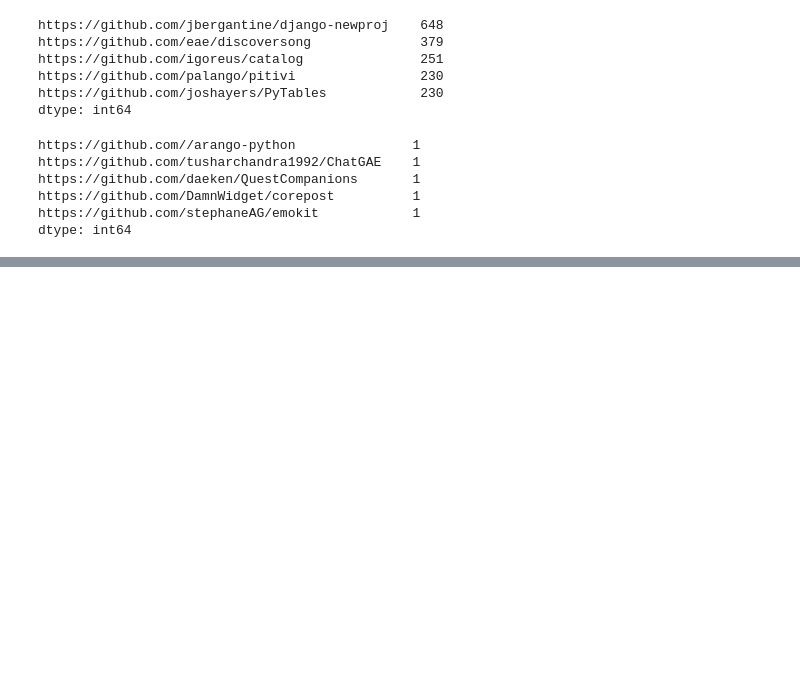
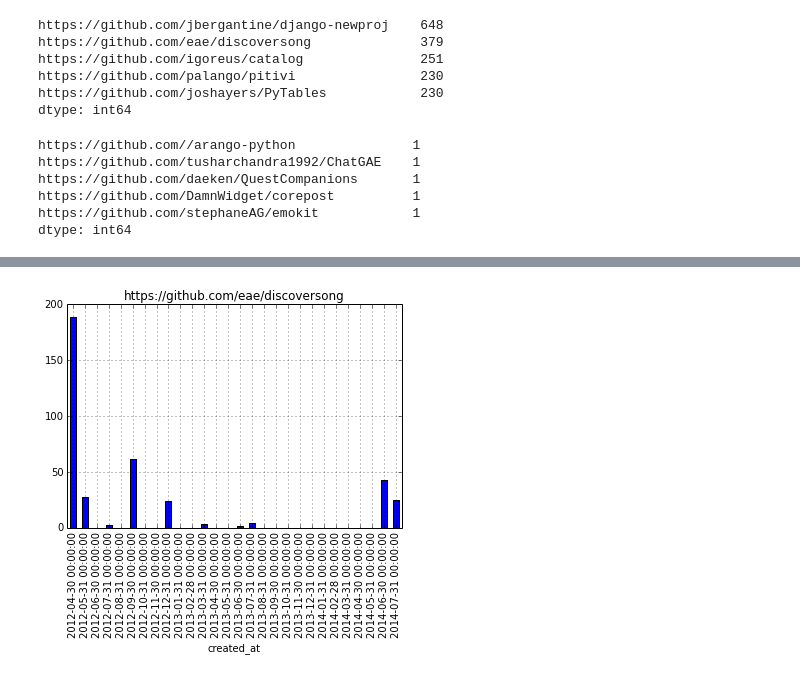
Before and after one commit to gauthamnair/repopulse, a Jupyter notebook: mockupFeasibility.ipynb, the cells around one changed output, grey strips where cells are left out. Cells and saved outputs as stored; diff of their text form; code cells hidden in the pictures; blank space fills up the shorter version.

Commit message:
plotting commits vs month for one repository

```diff
--- a/mockupFeasibility.ipynb
+++ b/mockupFeasibility.ipynb
@@ -3,6 +3,8 @@ import pandas as pd
 import numpy as np
 # %%
 queryId = '20140731-174542'
-csvFile = 'results-' + queryId + '
-x = pd.read_csv('data/inputdata/results-20140731-174542.csv')
+csvFile = 'results-' + queryId + '.csv'
+queryFile = 'query-' + queryId + '.sql'
+print open('data/inputdata/' + queryFile).read()
+x = pd.read_csv('data/inputdata/' + csvFile)
 x['commits'] = 1
@@ -182,0 +113,9 @@ numpy.datetime64('2012-04-01T00:03:25.000000000-0400')
+# %%
+def plotCommits(df, repository_url):
+    workingDf = df[df['repository_url']==repository_url]
+    workingDf = workingDf.resample('M', how='sum')
+    workingDf['commits'].plot(kind='bar', title=repository_url)
+# %%
+plotCommits(x, 'https://github.com/eae/discoversong')
+# %% [output]
+[figure, added]
```
Also changed, not shown: parts of 14 cells of this notebook.
